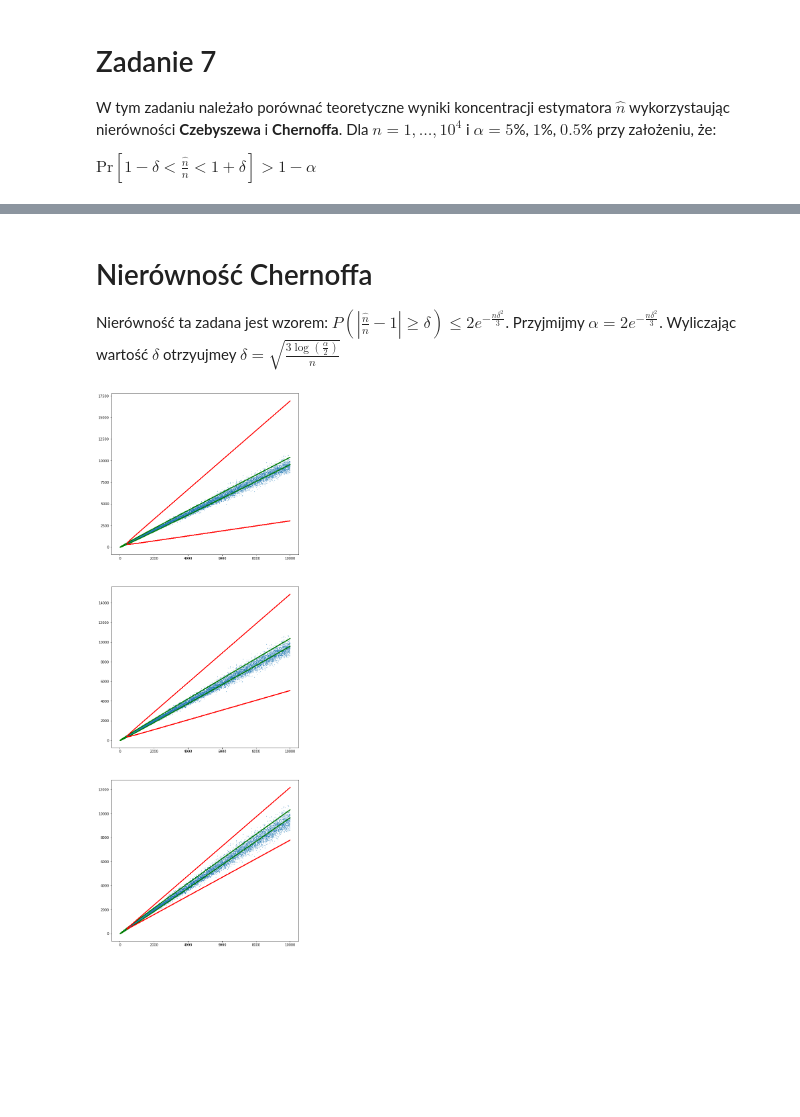
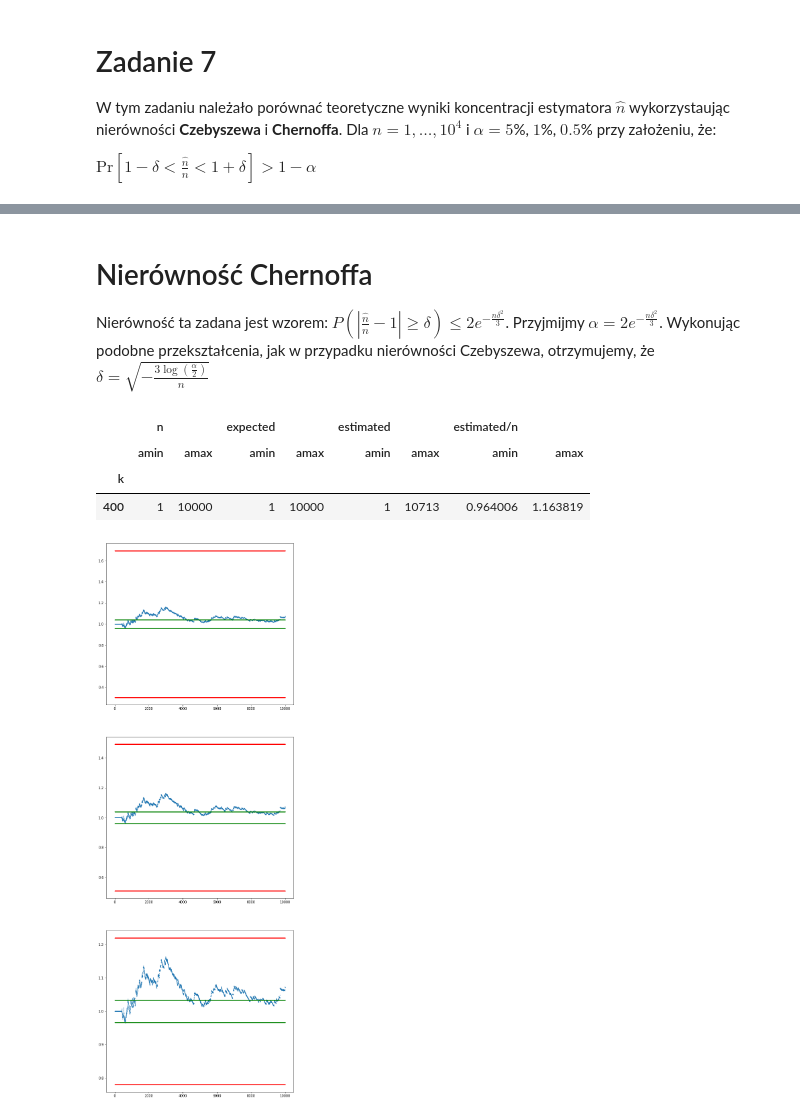
Before and after one commit to JakubGogola-IDENTT/analysis_of_algorithms, a Jupyter notebook: lab2/lab3.ipynb, the cells around one changed output, grey strips where cells are left out. Cells and saved outputs as stored; diff of their text form; code cells hidden in the pictures; blank space fills up the shorter version.

```diff
--- a/lab2/lab3.ipynb
+++ b/lab2/lab3.ipynb
@@ -234,5 +171,5 @@ Nierowność Czebyszewa ma postać $P(|X - E(X)| < a) > 1 - \frac{\mathrm{Var}(X
 # %% [markdown]
 # Nierówność Chernoffa
 
-Nierówność ta zadana jest wzorem: $P(|\frac{\hat{n}}{n} - 1| \geq \delta) \leq 2e^{-\frac{n\delta^2}{3}}$. Przyjmijmy $\alpha = 2e^{-\frac{n\delta^2}{3}}$. Wyliczając wartość $\delta$ otrzyujmey $\delta = \sqrt{\frac{3\log(\frac{\alpha}{2})}{n}}$
+Nierówność ta zadana jest wzorem: $P(|\frac{\hat{n}}{n} - 1| \geq \delta) \leq 2e^{-\frac{n\delta^2}{3}}$. Przyjmijmy $\alpha = 2e^{-\frac{n\delta^2}{3}}$. Wykonując podobne przekształcenia, jak w przypadku nierówności Czebyszewa, otrzymujemy, że $\delta = \sqrt{-\frac{3\log(\frac{\alpha}{2})}{n}}$
 # %%
@@ -244,29 +178,46 @@ def compute_chebyschew_bounds(data, alpha):
 # %%
-def compute_chernoff_bounds(data, alpha):
-    n = data['n']
-    delta = np.sqrt(3 * np.log(2 / alpha) / n)
-
-    return (n - n * delta, n + n * delta)
+def chernoff(n, alpha):
+    return np.sqrt(- (3 * np.log(alpha / 2)) / n)
+# %%
+def chebyschew_bounds(ns, k, alpha):
+    delta = chebyschew(ns, k, alpha)
+    return (1 - delta, 1 + delta)
+# %%
+def chernoff_bounds(ns, alpha):
+    delta = chernoff(ns, alpha)
+    return (1 - delta, 1 + delta)
 # %%
 n = 10000
 k = 400
 alphas = [0.005, 0.01, 0.05]
+# %%
+data_7['estimated/n'] = data_7['estimated'] / data_7['n']
+# %%
+summary_7 = data_7.groupby('k').agg([np.min, np.max])
+summary_7
+# %% [output]
+|  | n |  | expected |  | estimated |  | estimated/n |  |
+|  | amin | amax | amin | amax | amin | amax | amin | amax |
+| k |  |  |  |  |  |  |  |  |
+| 400 | 1 | 10000 | 1 | 10000 | 1 | 10713 | 0.964006 | 1.163819 |
 # %%
 x = np.linspace(1, n, n)
 fig, ax = plt.subplots(3, figsize=(10,30))
 
 for i in range(len(alphas)):
     alpha = alphas[i]
+#     ns = data_7['estimated/n']
+    ns = np.full(n, n)
 
-    chebyschew_lower, chebyschew_upper = compute_chebyschew_bounds(data_7, alpha)
-    chernoff_lower, chernoff_upper = compute_chernoff_bounds(data_7, alpha)
+    chebyschew_lower, chebyschew_upper = chebyschew_bounds(ns, k, alpha)
+    chernoff_lower, chernoff_upper = chernoff_bounds(ns, alpha)
 
     size = 0.2
 
-    ax[i].scatter(x, data_7['estimated'], s=size)
+    ax[i].scatter(x, data_7['estimated/n'], s=size)
     ax[i].scatter(x, chernoff_lower, color='green', s=size)
     ax[i].scatter(x, chernoff_upper, color='green', s=size)
     ax[i].scatter(x, chebyschew_lower, color='red', s=size)
     ax[i].scatter(x, chebyschew_upper, color='red', s=size)
 # %% [output]
-[figure, old version]
+[figure, new version]
```
Also changed, not shown: parts of 17 cells of this notebook, 3 other files.
